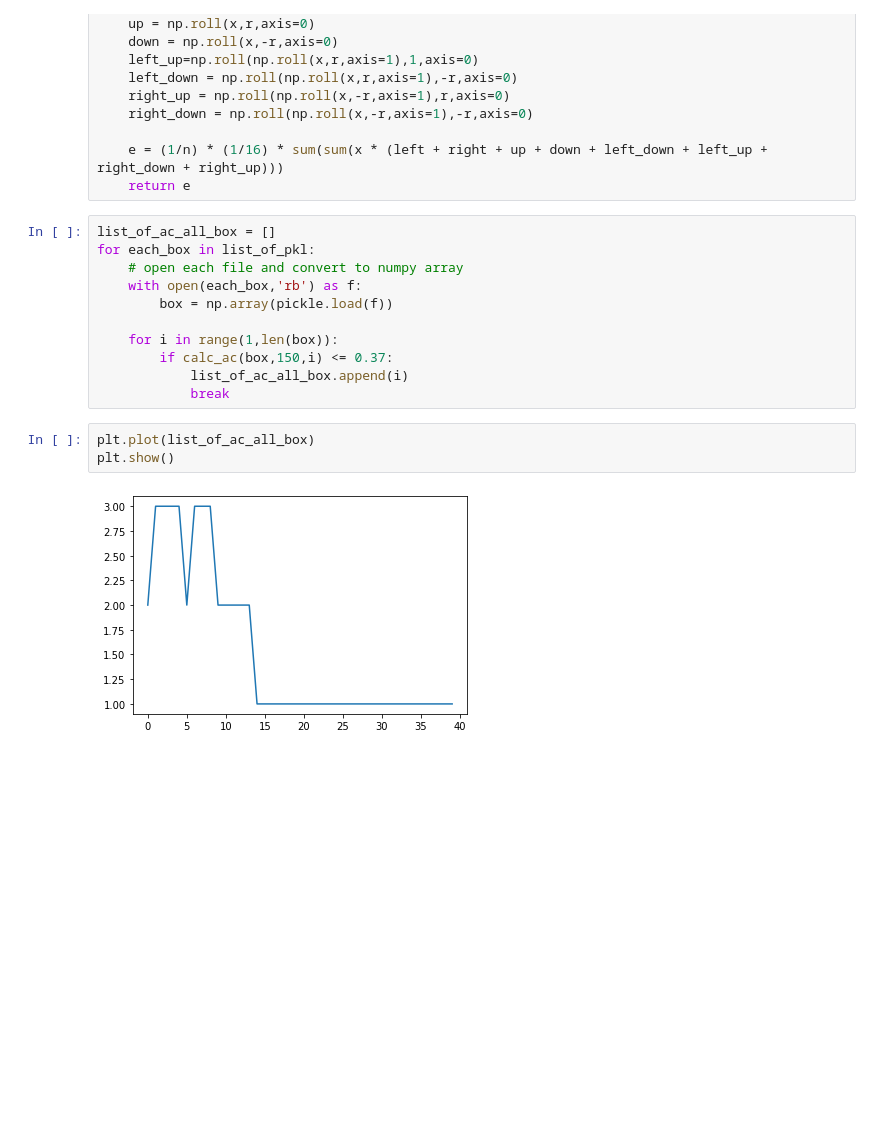
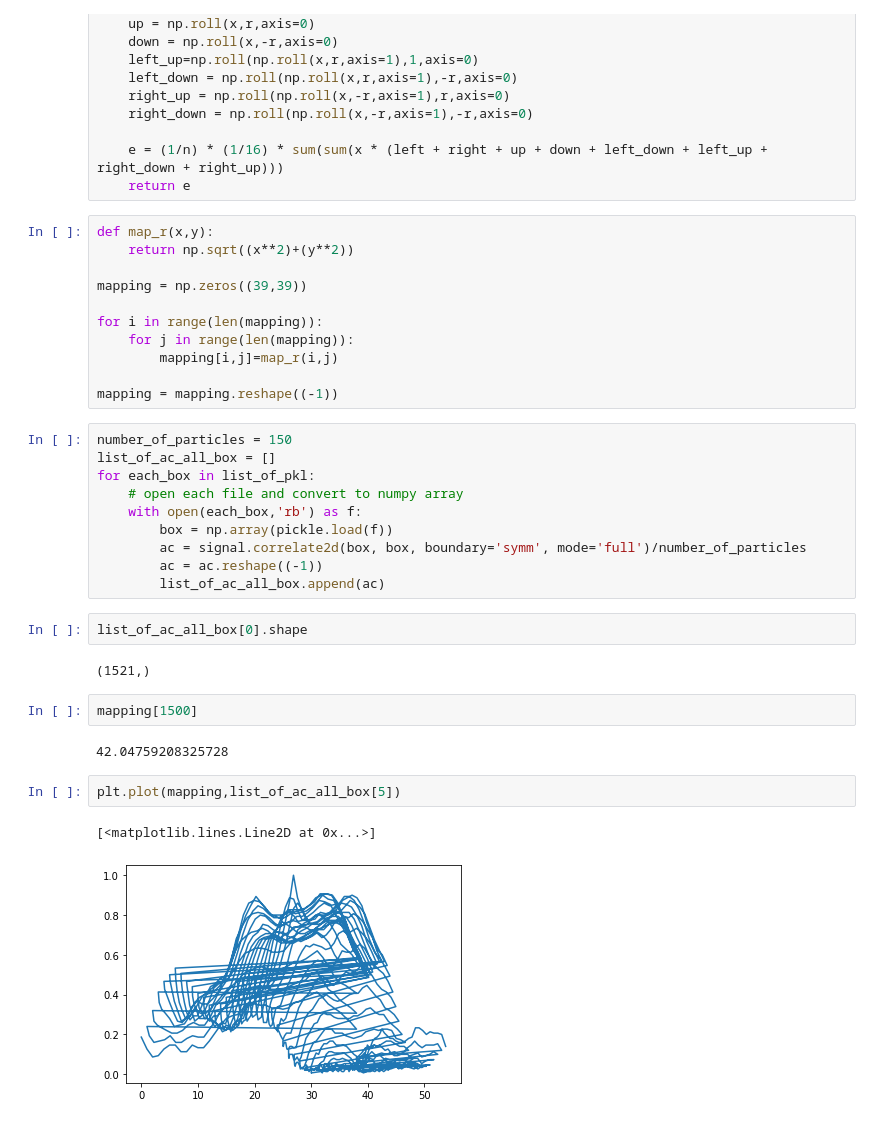
Before and after one commit to Katebsaber/Computational-Biophysics-2019, a Jupyter notebook: monte carlo/Auto correlation analysis.ipynb, the cells around one changed output. Cells and saved outputs as stored; diff of their text form; blank space fills up the shorter version.

```diff
--- a/monte carlo/Auto correlation analysis.ipynb
+++ b/monte carlo/Auto correlation analysis.ipynb
@@ -21,19 +27,37 @@ def calc_ac(x,n,r):
 
     e = (1/n) * (1/16) * sum(sum(x * (left + right + up + down + left_down + left_up + right_down + right_up)))
     return e
+# %%
+def map_r(x,y):
+    return np.sqrt((x**2)+(y**2))
+
+mapping = np.zeros((39,39))
+
+for i in range(len(mapping)):
+    for j in range(len(mapping)):
+        mapping[i,j]=map_r(i,j)
+
+mapping = mapping.reshape((-1))
 # %%
+number_of_particles = 150
 list_of_ac_all_box = []
 for each_box in list_of_pkl:
     # open each file and convert to numpy array
     with open(each_box,'rb') as f:
         box = np.array(pickle.load(f))
-
-    for i in range(1,len(box)):
-        if calc_ac(box,150,i) <= 0.37:
-            list_of_ac_all_box.append(i)
-            break
+        ac = signal.correlate2d(box, box, boundary='symm', mode='full')/number_of_particles
+        ac = ac.reshape((-1))
+        list_of_ac_all_box.append(ac)
+# %%
+list_of_ac_all_box[0].shape
+# %% [output]
+(1521,)
+# %%
+mapping[1500]
+# %% [output]
+42.04759208325728
 # %%
-plt.plot(list_of_ac_all_box)
-plt.show()
+plt.plot(mapping,list_of_ac_all_box[5])
 # %% [output]
+[<matplotlib.lines.Line2D at 0x...>]
-[figure, old version]
+[figure, new version]
```
Also changed, not shown: parts of 3 cells of this notebook.
